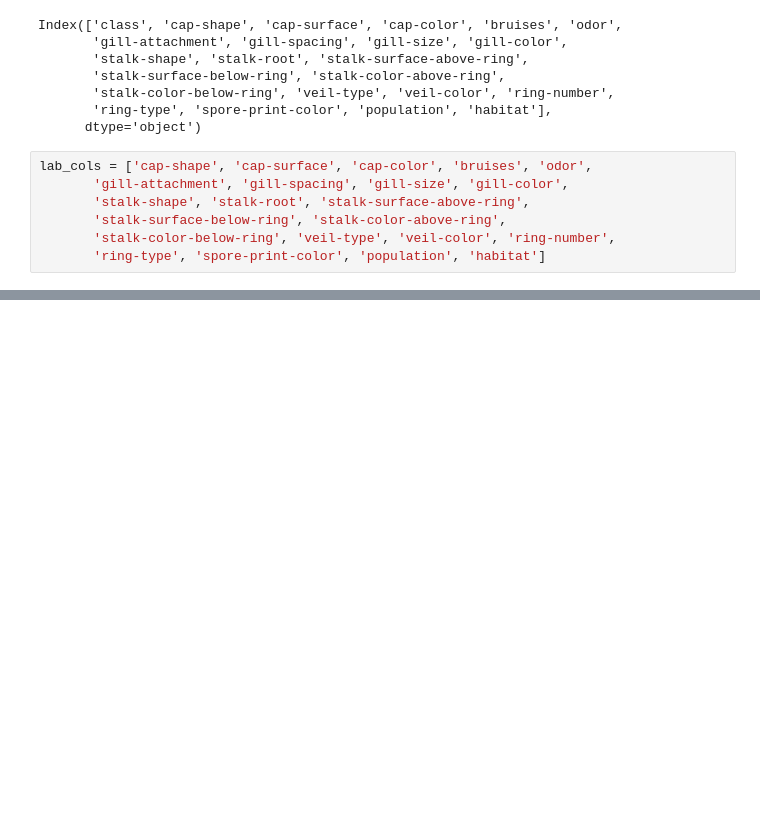
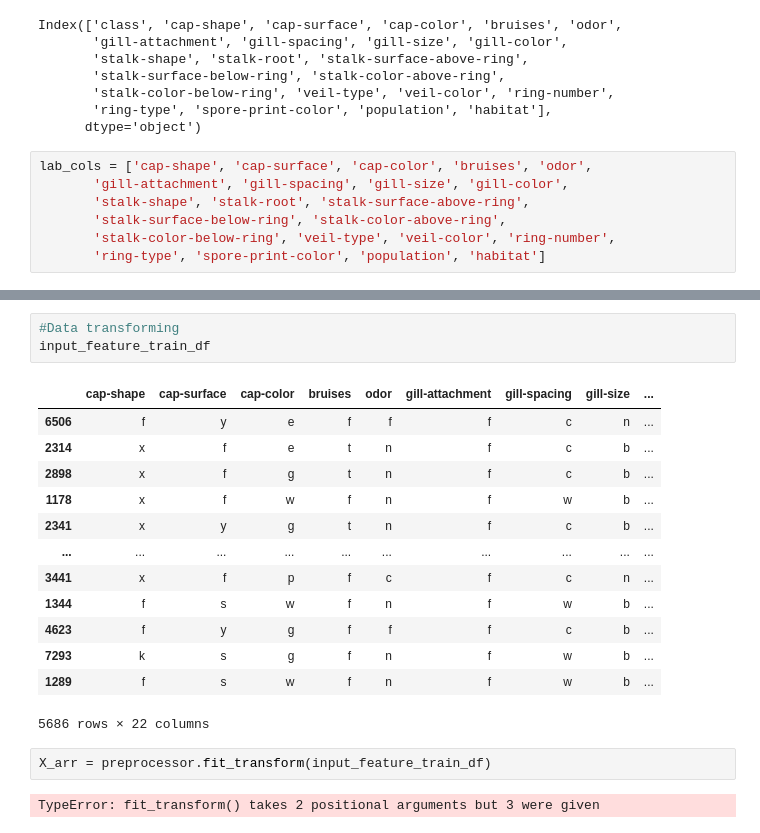
Before and after one commit to ayushgandhi904/Mushroom-Classifier, a Jupyter notebook: notebooks/trainer.ipynb, the cells around one changed output, grey strips where cells are left out. Saved outputs shown, nothing was run; the diff lists cells and outputs as text; blank space fills up the shorter version.

```diff
--- a/notebooks/trainer.ipynb
+++ b/notebooks/trainer.ipynb
@@ -66,0 +129,21 @@ preprocessor = ColumnTransformer([
+# %%
+#Data transforming
+input_feature_train_df
+# %% [output]
+|  | cap-shape | cap-surface | cap-color | bruises | odor | gill-attachment | gill-spacing | gill-size | ... |
+| 6506 | f | y | e | f | f | f | c | n | ... |
+| 2314 | x | f | e | t | n | f | c | b | ... |
+| 2898 | x | f | g | t | n | f | c | b | ... |
+| 1178 | x | f | w | f | n | f | w | b | ... |
+| 2341 | x | y | g | t | n | f | c | b | ... |
+| ... | ... | ... | ... | ... | ... | ... | ... | ... | ... |
+| 3441 | x | f | p | f | c | f | c | n | ... |
+| 1344 | f | s | w | f | n | f | w | b | ... |
+| 4623 | f | y | g | f | f | f | c | b | ... |
+| 7293 | k | s | g | f | n | f | w | b | ... |
+| 1289 | f | s | w | f | n | f | w | b | ... |
+5686 rows × 22 columns
+# %%
+X_arr = preprocessor.fit_transform(input_feature_train_df)
+# %% [output]
+TypeError: fit_transform() takes 2 positional arguments but 3 were given
```
Also changed, not shown: parts of 10 cells of this notebook, 4 other files.
